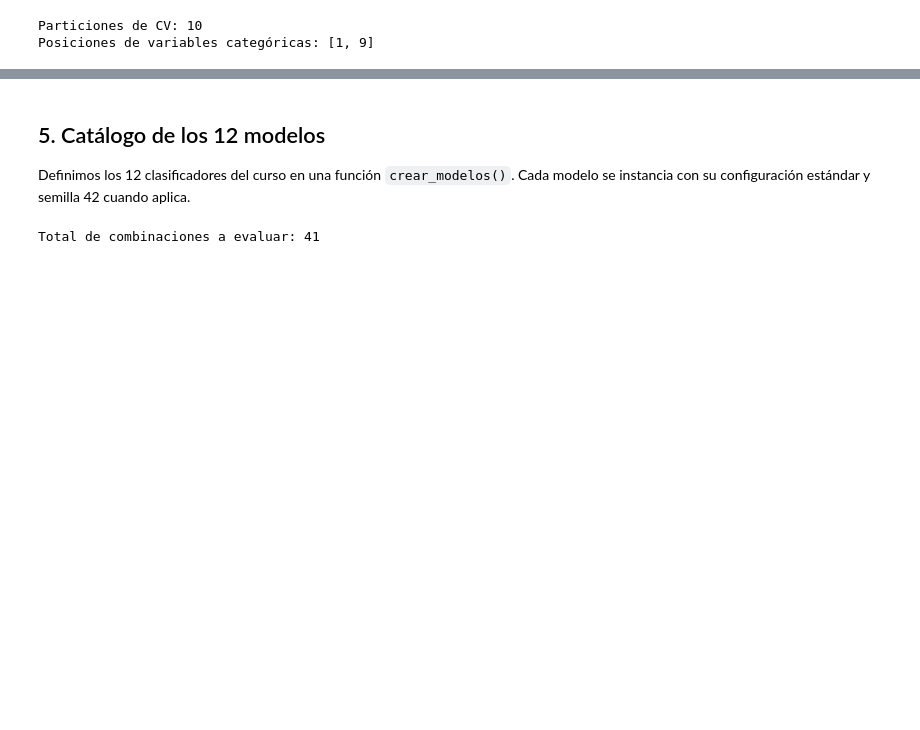
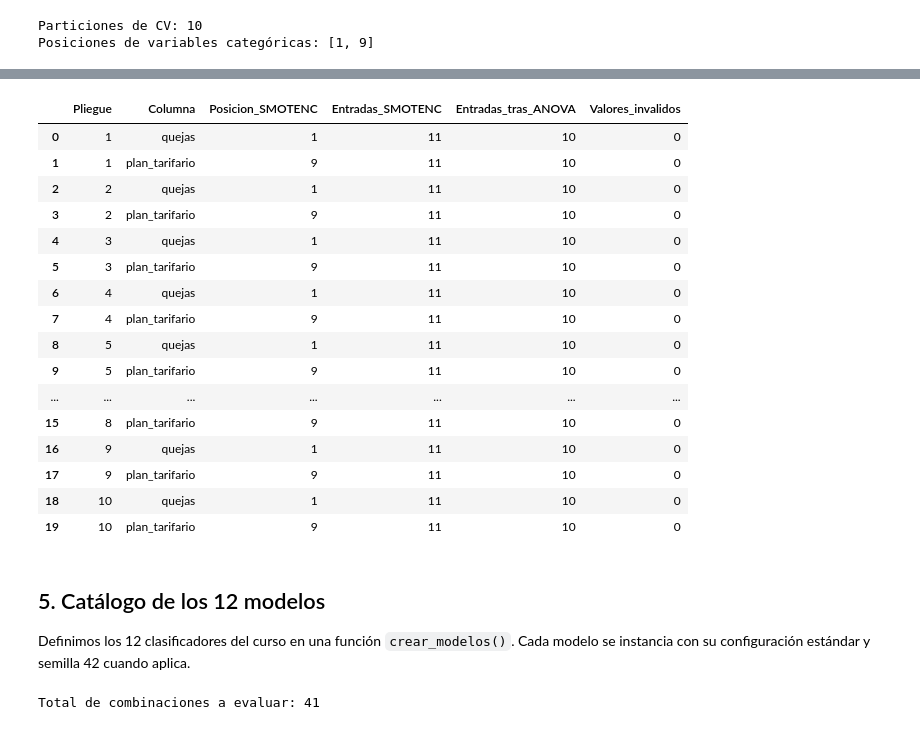
Before and after one commit to Juanjo1414/prediccion-abandono-clientes, a Jupyter notebook: 03_Balanceo_Comparacion_Modelos_Churn.ipynb, the cells around one changed output, grey strips where cells are left out. Cells and saved outputs as stored; diff of their text form; code cells hidden in the pictures; blank space fills up the shorter version.

```diff
--- a/03_Balanceo_Comparacion_Modelos_Churn.ipynb
+++ b/03_Balanceo_Comparacion_Modelos_Churn.ipynb
@@ -185,3 +192,68 @@ Posiciones de variables categóricas: [1, 9]
+# %%
+def verificar_categorias_smotenc(plantilla, X, y, particiones, posiciones_categoricas):
+    """Verifica las categorías remuestreadas antes del selector en cada pliegue."""
+    rows = []
+    for numero, (indices_tr, indices_val) in enumerate(particiones):
+        X_pliegue = X.iloc[indices_tr]
+        y_pliegue = y.iloc[indices_tr]
+        pipeline = armar_pipeline(
+            plantilla, LogisticRegression(), "SMOTENC", posiciones_categoricas
+        )
+        escalador = pipeline.named_steps["escalador"]
+        X_escalado = escalador.fit_transform(X_pliegue)
+        if X_escalado.shape[1] != X.shape[1]:
+            raise ValueError("El escalador cambió la cantidad de columnas antes de SMOTENC.")
+        X_balanceado, y_balanceado = pipeline.named_steps["balanceo"].fit_resample(
+            X_escalado, y_pliegue
+        )
+        X_original = escalador.inverse_transform(X_balanceado)
+        X_seleccionado = pipeline.named_steps["transformador"].fit_transform(
+            X_balanceado, y_balanceado
+        )
+        for posicion in posiciones_categoricas:
+            columna = X.columns[posicion]
+            validos = np.zeros(len(X_original), dtype=bool)
+            for valor in X_pliegue[columna].unique():
+                validos = validos | np.isclose(X_original[:, posicion], valor)
+            invalidos = int((~validos).sum())
+            if invalidos > 0:
+                raise ValueError("SMOTENC generó categorías inválidas en " + columna)
+            rows.append({
+                "Pliegue": numero + 1,
+                "Columna": columna,
+                "Posicion_SMOTENC": posicion,
+                "Entradas_SMOTENC": X_escalado.shape[1],
+                "Entradas_tras_ANOVA": X_seleccionado.shape[1],
+                "Valores_invalidos": invalidos
+            })
+    return pd.DataFrame(rows)
+
+
+control_categorias = verificar_categorias_smotenc(
+    plantilla, X_train, y_train, particiones_cv, posiciones_cat
+)
+control_categorias.to_csv(
+    RUTA_RESULTADOS + "03_control_categorias_smotenc.csv", index=False
+)
+display(control_categorias)
+# %% [output]
+|  | Pliegue | Columna | Posicion_SMOTENC | Entradas_SMOTENC | Entradas_tras_ANOVA | Valores_invalidos |
+| 0 | 1 | quejas | 1 | 11 | 10 | 0 |
+| 1 | 1 | plan_tarifario | 9 | 11 | 10 | 0 |
+| 2 | 2 | quejas | 1 | 11 | 10 | 0 |
+| 3 | 2 | plan_tarifario | 9 | 11 | 10 | 0 |
+| 4 | 3 | quejas | 1 | 11 | 10 | 0 |
+| 5 | 3 | plan_tarifario | 9 | 11 | 10 | 0 |
+| 6 | 4 | quejas | 1 | 11 | 10 | 0 |
+| 7 | 4 | plan_tarifario | 9 | 11 | 10 | 0 |
+| 8 | 5 | quejas | 1 | 11 | 10 | 0 |
+| 9 | 5 | plan_tarifario | 9 | 11 | 10 | 0 |
+| ... | ... | ... | ... | ... | ... | ... |
+| 15 | 8 | plan_tarifario | 9 | 11 | 10 | 0 |
+| 16 | 9 | quejas | 1 | 11 | 10 | 0 |
+| 17 | 9 | plan_tarifario | 9 | 11 | 10 | 0 |
+| 18 | 10 | quejas | 1 | 11 | 10 | 0 |
+| 19 | 10 | plan_tarifario | 9 | 11 | 10 | 0 |
 # %% [markdown]
 ## 5. Catálogo de los 12 modelos
 
```
Also changed, not shown: parts of 13 cells of this notebook, 19 other files.
